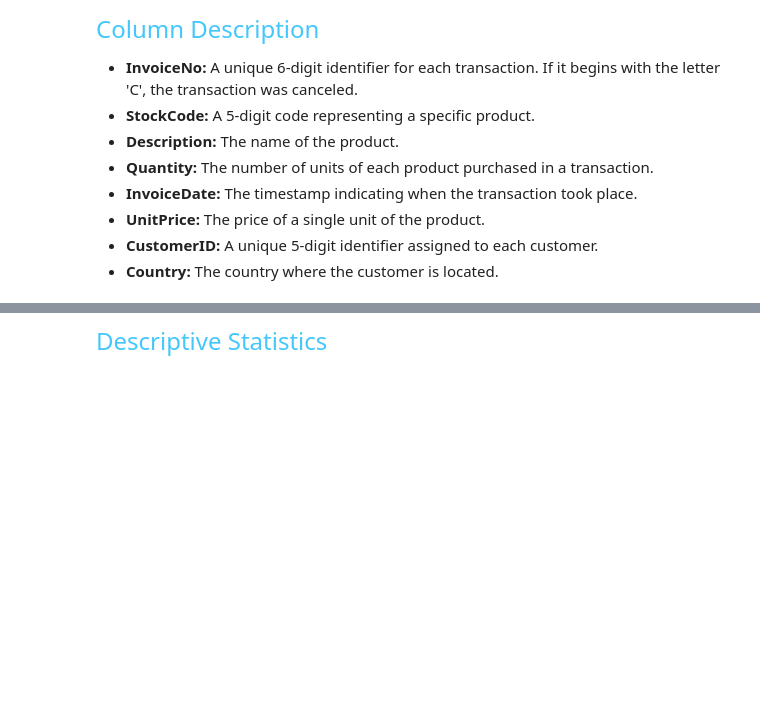
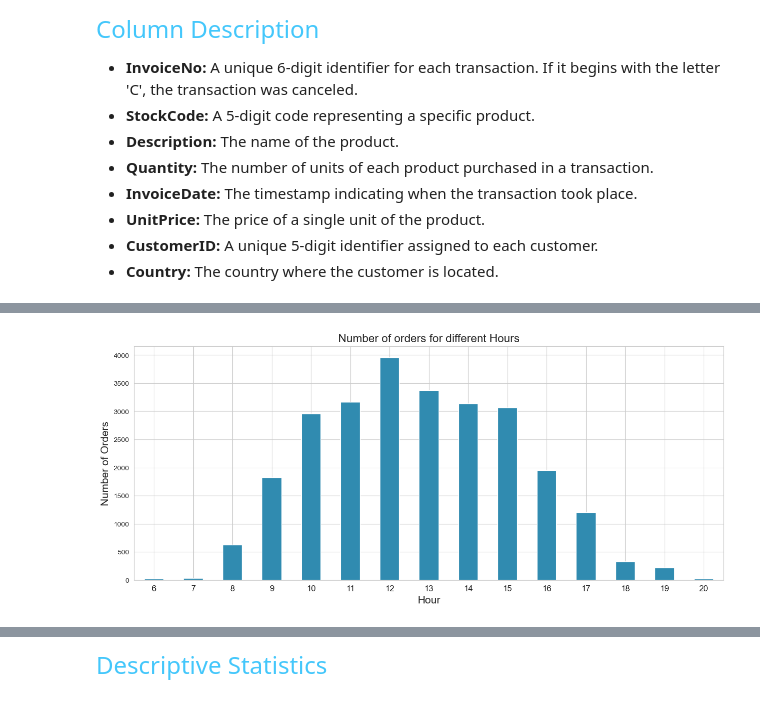
Before and after one commit to SidEnigma/eCommerce-CRM-Analytics, a Jupyter notebook: crm-analytics.ipynb, the cells around one changed output, grey strips where cells are left out. Drawn from its saved outputs; the diff is of its cells as text; code cells hidden in the pictures; blank space fills up the shorter version.

Commit message:
added bar plot for hourly order frequency

```diff
--- a/crm-analytics.ipynb
+++ b/crm-analytics.ipynb
@@ -229,3 +232,13 @@ plt.show()
 # %% [output]
 [figure]
 [interactive output not drawn]
+# %%
+# hourly order transaction frequency
+ax = df_new.groupby('InvoiceNo')['hour'].unique().value_counts().iloc[:-1].sort_index().plot(kind='bar',color='#308bb0',figsize=(15,6))
+ax.set_xlabel('Hour',fontsize=15)
+ax.set_ylabel('Number of Orders',fontsize=15)
+ax.set_title('Number of orders for different Hours',fontsize=16)
+ax.set_xticklabels(range(6,21), rotation='horizontal', fontsize=12)
+plt.show()
+# %% [output]
+[figure, added]
```
Also changed, not shown: parts of 4 cells of this notebook.
